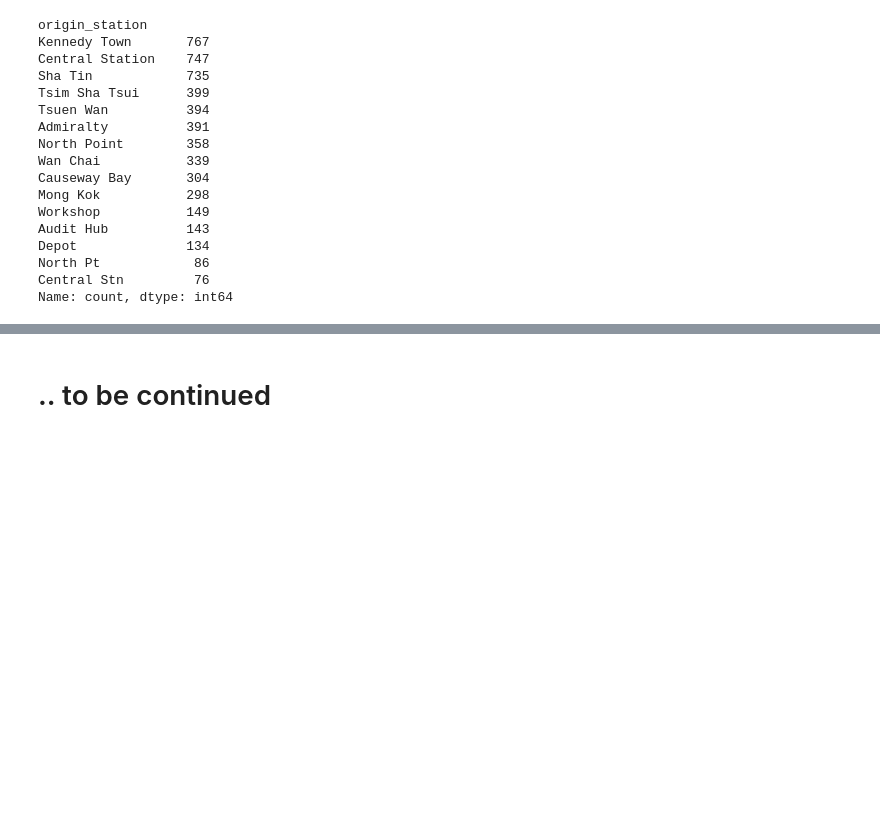
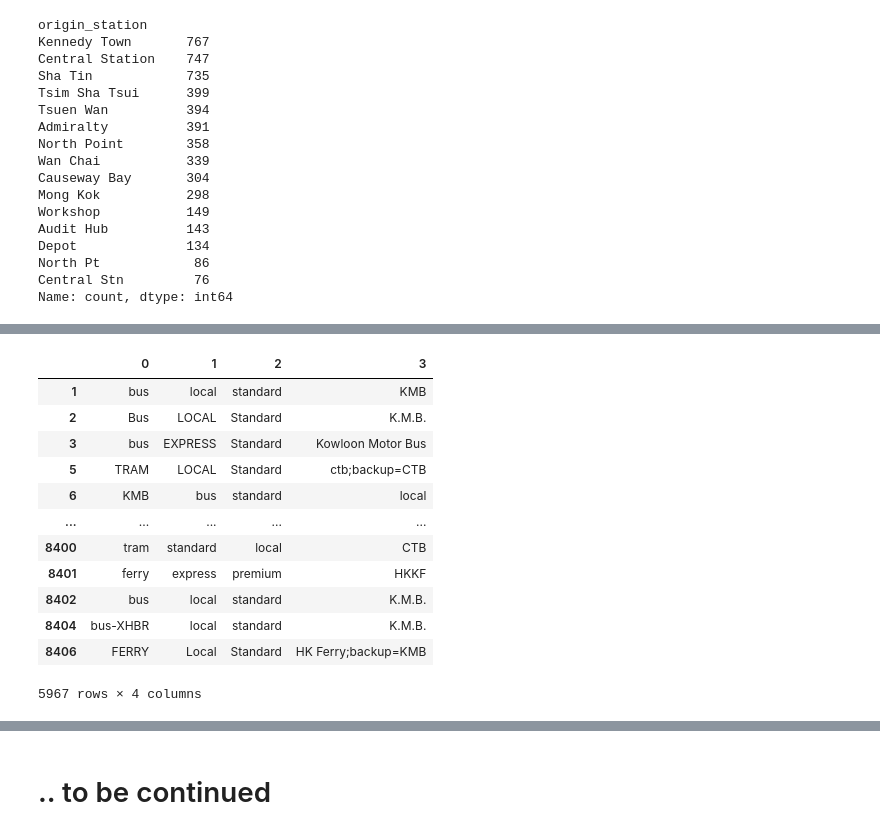
Before and after one commit to pythonhk/20260530-data-workshop, a Jupyter notebook: demo_notebook/demo_with_explaination.ipynb, the cells around one changed output, grey strips where cells are left out. Cells and saved outputs as stored; diff of their text form; code cells hidden in the pictures; blank space fills up the shorter version.

```diff
--- a/demo_notebook/demo_with_explaination.ipynb
+++ b/demo_notebook/demo_with_explaination.ipynb
@@ -266,0 +273,7 @@ Name: count, dtype: int64
+# %%
+# In this case, you can see that it should contains 3 '_' which is the main delimiter
+# then, you can filter out those at least with 3 '_' row first
+condition = df['encoded_transport'].str.count('_') == 3
+
+# You already can filter out part of the row that can be handled easily
+df[condition]['encoded_transport']
@@ -266,0 +293,18 @@ Name: count, dtype: int64
+# %%
+# then, you can use spliting method to check the value for each field
+# say you can work on the first column to omit the issue one by one
+df[condition]['encoded_transport'].str.split('_', expand = True)
+# %% [output]
+|  | 0 | 1 | 2 | 3 |
+| 1 | bus | local | standard | KMB |
+| 2 | Bus | LOCAL | Standard | K.M.B. |
+| 3 | bus | EXPRESS | Standard | Kowloon Motor Bus |
+| 5 | TRAM | LOCAL | Standard | ctb;backup=CTB |
+| 6 | KMB | bus | standard | local |
+| ... | ... | ... | ... | ... |
+| 8400 | tram | standard | local | CTB |
+| 8401 | ferry | express | premium | HKKF |
+| 8402 | bus | local | standard | K.M.B. |
+| 8404 | bus-XHBR | local | standard | K.M.B. |
+| 8406 | FERRY | Local | Standard | HK Ferry;backup=KMB |
+5967 rows × 4 columns
```
Also changed, not shown: parts of 9 cells of this notebook.
